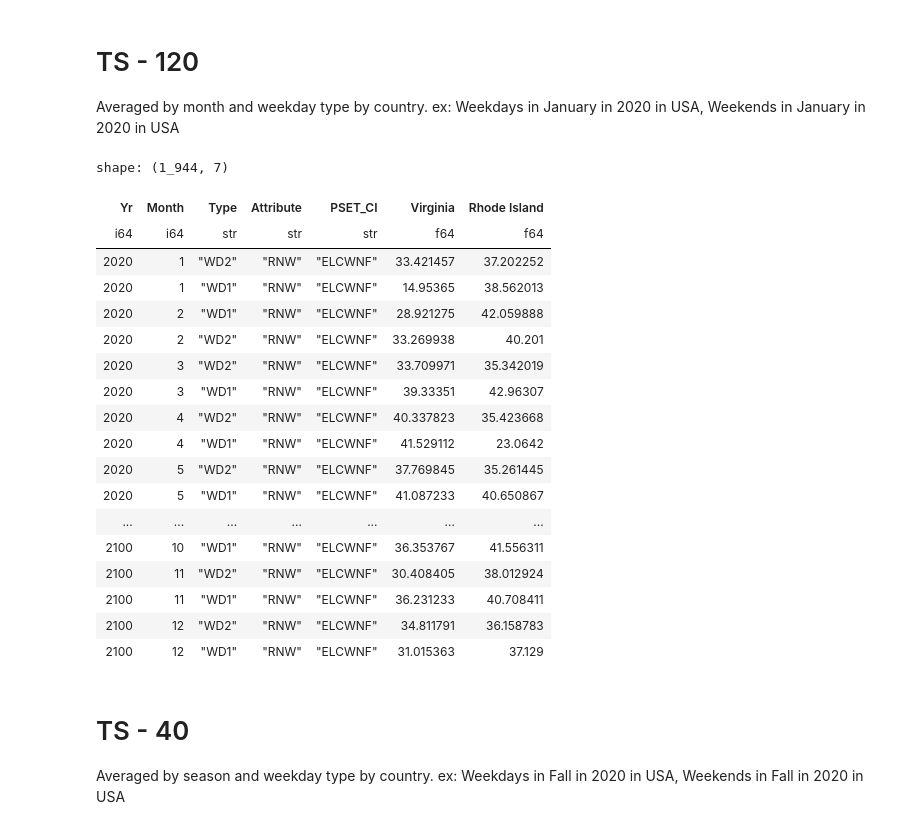
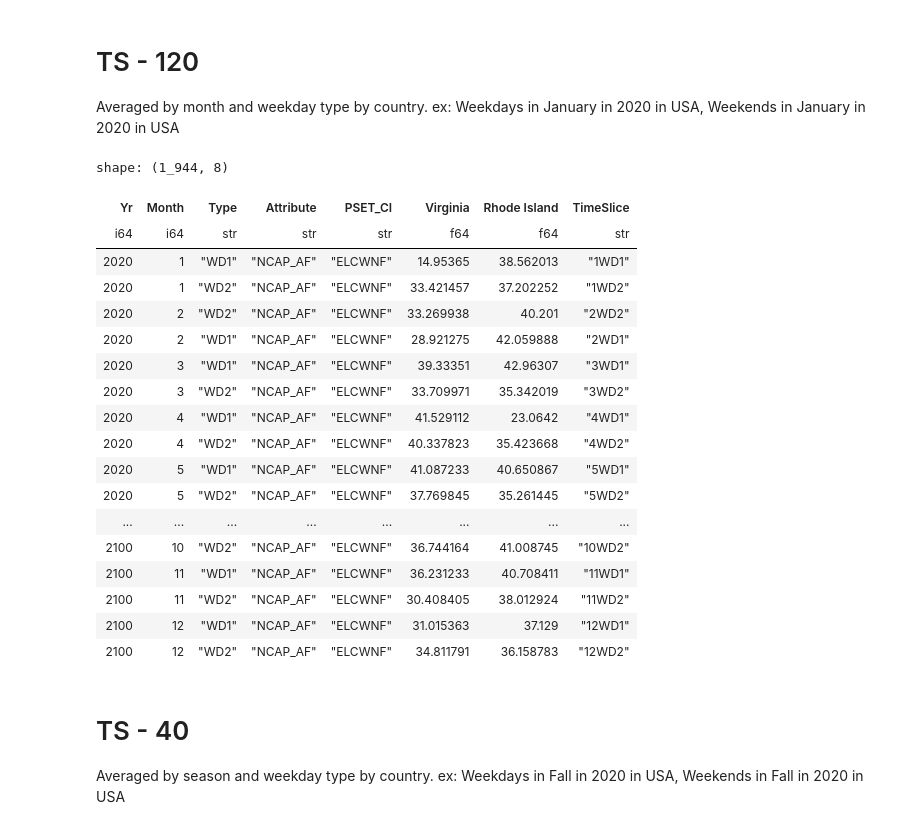
Before and after one commit to esma-cu/DATA_WIND_CF, a Jupyter notebook: Wind_Organize_CF - TUSM.ipynb, the cells around one changed output. Cells and saved outputs as stored; diff of their text form; code cells hidden in the pictures.

```diff
--- a/Wind_Organize_CF - TUSM.ipynb
+++ b/Wind_Organize_CF - TUSM.ipynb
@@ -373,10 +350,10 @@ SSP126_2090_2100_tt.to_csv('SSP126_2090_2100_TIMES_state.csv')
 import polars as pl
 
 # Read all the *TIMES.csv files in Polars and concatenate them
-SSP126_TIMES = pl.read_csv('SSP126_offshore_2015_2039_TIMES_state.csv')
-SSP126_TIMES = SSP126_TIMES.extend(pl.read_csv('SSP126_offshore_2040_2064_TIMES_state.csv'))
-SSP126_TIMES = SSP126_TIMES.extend(pl.read_csv('SSP126_offshore_2065_2089_TIMES_state.csv'))
-SSP126_TIMES = SSP126_TIMES.extend(pl.read_csv('SSP126_offshore_2090_2100_TIMES_state.csv'))
+SSP126_TIMES = pl.read_csv('SSP126_usa_offshore_2015_2039_TIMES_state.csv')
+SSP126_TIMES = SSP126_TIMES.extend(pl.read_csv('SSP126_usa_offshore_2040_2064_TIMES_state.csv'))
+SSP126_TIMES = SSP126_TIMES.extend(pl.read_csv('SSP126_usa_offshore_2065_2089_TIMES_state.csv'))
+SSP126_TIMES = SSP126_TIMES.extend(pl.read_csv('SSP126_usa_offshore_2090_2100_TIMES_state.csv'))
 
 # Filter the DataFrame to keep only rows with 'Yr' greater than or equal to 2020
 SSP126_TIMES = SSP126_TIMES.filter(pl.col('Yr') >= 2020)
@@ -410,6 +398,8 @@ SSP126_TIMES = SSP126_TIMES.with_columns(
         lambda Weekday: "WD2" if Weekday in [6, 2, 3, 4, 5] else "WD1"
     ),
 )
+
+SSP126_TIMES = SSP126_TIMES.with_columns(pl.lit('NCAP_AF').alias('Attribute'))
 # %%
 SSP126_TIMES
 # %% [output]
@@ -445,37 +447,40 @@ Averaged by month and weekday type by country. ex: Weekdays in January in 2020 i
 # %%
 # Group by year, month, type, then calculate the average for each groupby
 #groupby the Yr and Season and find mean
 SSP126_TIMES_120 = SSP126_TIMES.groupby(['Yr', 'Month', 'Type']).mean()
 # sort by year and season
 SSP126_TIMES_120 = SSP126_TIMES_120.sort(['Yr', 'Month'])
 # drop TimeSlice, time, Attribute, and PSET_CI columns
 SSP126_TIMES_120 = SSP126_TIMES_120.drop(['TimeSlice', 'time', 'Weekday', 'Day', 'Season'])
 # make all rows in the 'PSET_CI' column 'ELCWNF' in polars
 # add a new column called 'PSET_CI' that is 'ELCWNO' for onshore or 'ELCWNF' for offshore
 SSP126_TIMES_120 = SSP126_TIMES_120.with_columns(pl.col('PSET_CI').fill_null('ELCWNF'))
 # do the same but RNW for Attribute
-SSP126_TIMES_120 = SSP126_TIMES_120.with_columns(pl.col('Attribute').fill_null('RNW'))
+SSP126_TIMES_120 = SSP126_TIMES_120.with_columns(pl.col('Attribute').fill_null('NCAP_AF'))
+#Create a column called 'TimeSlice' that is the Month + Type
+SSP126_TIMES_120 = SSP126_TIMES_120.with_columns(pl.concat_str([pl.col('Month'), pl.col('Type')], separator='').alias('TimeSlice'))
+
 SSP126_TIMES_120
 # %% [output]
-shape: (1_944, 7)
+shape: (1_944, 8)
-| Yr | Month | Type | Attribute | PSET_CI | Virginia | Rhode Island |
-| i64 | i64 | str | str | str | f64 | f64 |
-| 2020 | 1 | "WD2" | "RNW" | "ELCWNF" | 33.421457 | 37.202252 |
-| 2020 | 1 | "WD1" | "RNW" | "ELCWNF" | 14.95365 | 38.562013 |
-| 2020 | 2 | "WD1" | "RNW" | "ELCWNF" | 28.921275 | 42.059888 |
-| 2020 | 2 | "WD2" | "RNW" | "ELCWNF" | 33.269938 | 40.201 |
-| 2020 | 3 | "WD2" | "RNW" | "ELCWNF" | 33.709971 | 35.342019 |
-| 2020 | 3 | "WD1" | "RNW" | "ELCWNF" | 39.33351 | 42.96307 |
-| 2020 | 4 | "WD2" | "RNW" | "ELCWNF" | 40.337823 | 35.423668 |
-| 2020 | 4 | "WD1" | "RNW" | "ELCWNF" | 41.529112 | 23.0642 |
-| 2020 | 5 | "WD2" | "RNW" | "ELCWNF" | 37.769845 | 35.261445 |
-| 2020 | 5 | "WD1" | "RNW" | "ELCWNF" | 41.087233 | 40.650867 |
-| ... | ... | ... | ... | ... | ... | ... |
-| 2100 | 10 | "WD1" | "RNW" | "ELCWNF" | 36.353767 | 41.556311 |
-| 2100 | 11 | "WD2" | "RNW" | "ELCWNF" | 30.408405 | 38.012924 |
-| 2100 | 11 | "WD1" | "RNW" | "ELCWNF" | 36.231233 | 40.708411 |
-| 2100 | 12 | "WD2" | "RNW" | "ELCWNF" | 34.811791 | 36.158783 |
-| 2100 | 12 | "WD1" | "RNW" | "ELCWNF" | 31.015363 | 37.129 |
+| Yr | Month | Type | Attribute | PSET_CI | Virginia | Rhode Island | TimeSlice |
+| i64 | i64 | str | str | str | f64 | f64 | str |
+| 2020 | 1 | "WD1" | "NCAP_AF" | "ELCWNF" | 14.95365 | 38.562013 | "1WD1" |
+| 2020 | 1 | "WD2" | "NCAP_AF" | "ELCWNF" | 33.421457 | 37.202252 | "1WD2" |
+| 2020 | 2 | "WD2" | "NCAP_AF" | "ELCWNF" | 33.269938 | 40.201 | "2WD2" |
+| 2020 | 2 | "WD1" | "NCAP_AF" | "ELCWNF" | 28.921275 | 42.059888 | "2WD1" |
+| 2020 | 3 | "WD1" | "NCAP_AF" | "ELCWNF" | 39.33351 | 42.96307 | "3WD1" |
+| 2020 | 3 | "WD2" | "NCAP_AF" | "ELCWNF" | 33.709971 | 35.342019 | "3WD2" |
+| 2020 | 4 | "WD1" | "NCAP_AF" | "ELCWNF" | 41.529112 | 23.0642 | "4WD1" |
+| 2020 | 4 | "WD2" | "NCAP_AF" | "ELCWNF" | 40.337823 | 35.423668 | "4WD2" |
+| 2020 | 5 | "WD1" | "NCAP_AF" | "ELCWNF" | 41.087233 | 40.650867 | "5WD1" |
+| 2020 | 5 | "WD2" | "NCAP_AF" | "ELCWNF" | 37.769845 | 35.261445 | "5WD2" |
+| ... | ... | ... | ... | ... | ... | ... | ... |
+| 2100 | 10 | "WD2" | "NCAP_AF" | "ELCWNF" | 36.744164 | 41.008745 | "10WD2" |
+| 2100 | 11 | "WD1" | "NCAP_AF" | "ELCWNF" | 36.231233 | 40.708411 | "11WD1" |
+| 2100 | 11 | "WD2" | "NCAP_AF" | "ELCWNF" | 30.408405 | 38.012924 | "11WD2" |
+| 2100 | 12 | "WD1" | "NCAP_AF" | "ELCWNF" | 31.015363 | 37.129 | "12WD1" |
+| 2100 | 12 | "WD2" | "NCAP_AF" | "ELCWNF" | 34.811791 | 36.158783 | "12WD2" |
 # %%
 # save to csv
 #SSP126_TIMES_120.write_csv('SSP126_Onshore_TS120_TIMES.csv') # Onshore
```
Also changed, not shown: parts of 35 cells of this notebook, 2 other files.
